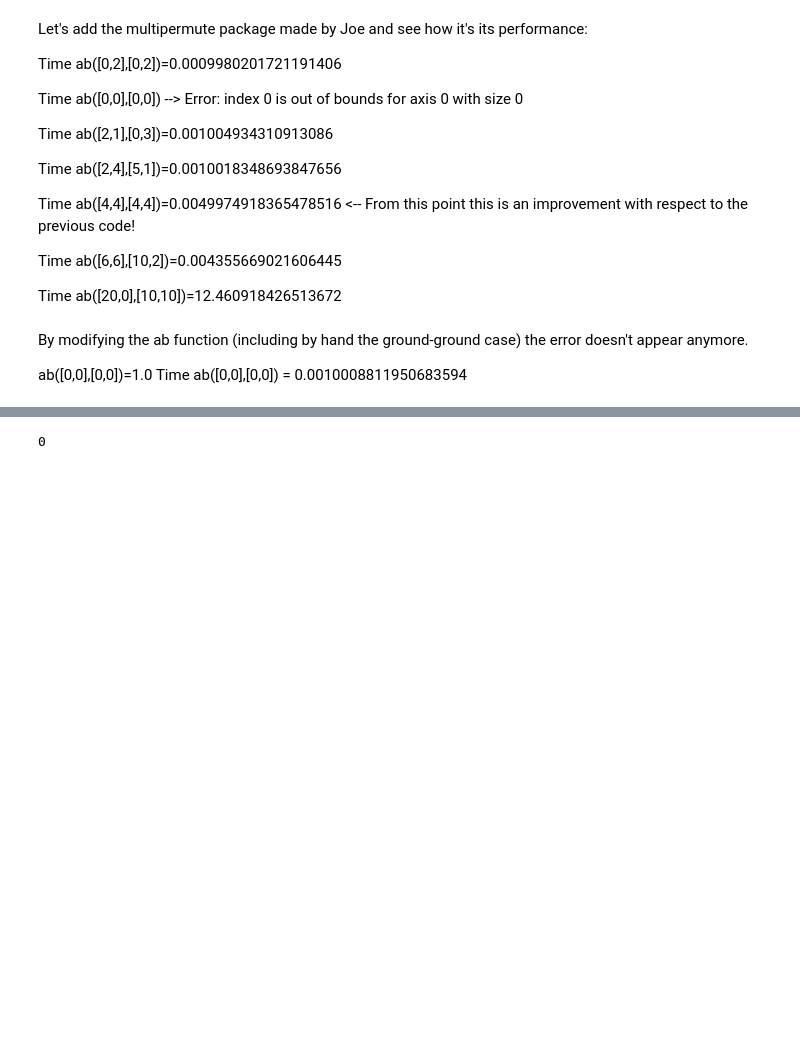
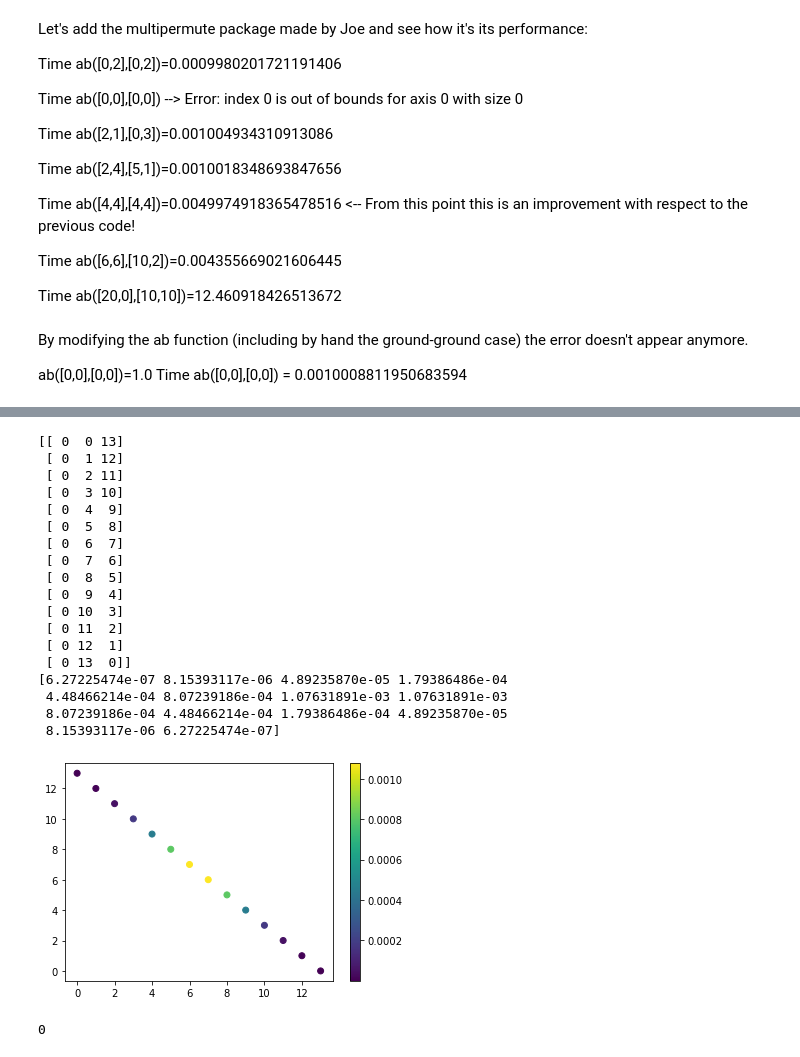
Before and after one commit to jcschindler01/bogo, a Jupyter notebook: src/Test.ipynb, the cells around one changed output, grey strips where cells are left out. Cells and saved outputs as stored; diff of their text form; code cells hidden in the pictures; blank space fills up the shorter version.

```diff
--- a/src/Test.ipynb
+++ b/src/Test.ipynb
@@ -102,3 +119,35 @@ KeyboardInterrupt:
+# %%
+print(nbs[nbs[:,0]==0])
+print(np.array(res)[nbs[:,0]==0])
+A = nbs[nbs[:,0]==0]
+x = A[:,1]
+y = A[:,2]
+z = np.array(res)[nbs[:,0]==0]
+
+
+plt.scatter(x,y,c=z)
+plt.colorbar()
+plt.show()
+# %% [output]
+[[ 0  0 13]
+ [ 0  1 12]
+ [ 0  2 11]
+ [ 0  3 10]
+ [ 0  4  9]
+ [ 0  5  8]
+ [ 0  6  7]
+ [ 0  7  6]
+ [ 0  8  5]
+ [ 0  9  4]
+ [ 0 10  3]
+ [ 0 11  2]
+ [ 0 12  1]
+ [ 0 13  0]]
+[6.27225474e-07 8.15393117e-06 4.89235870e-05 1.79386486e-04
+ 4.48466214e-04 8.07239186e-04 1.07631891e-03 1.07631891e-03
+ 8.07239186e-04 4.48466214e-04 1.79386486e-04 4.89235870e-05
+ 8.15393117e-06 6.27225474e-07]
+[figure, added]
 # %%
 res = np.array(res)
 print(len(res[res<1e-10]))
```
Also changed, not shown: parts of 5 cells of this notebook, 1 other file.
